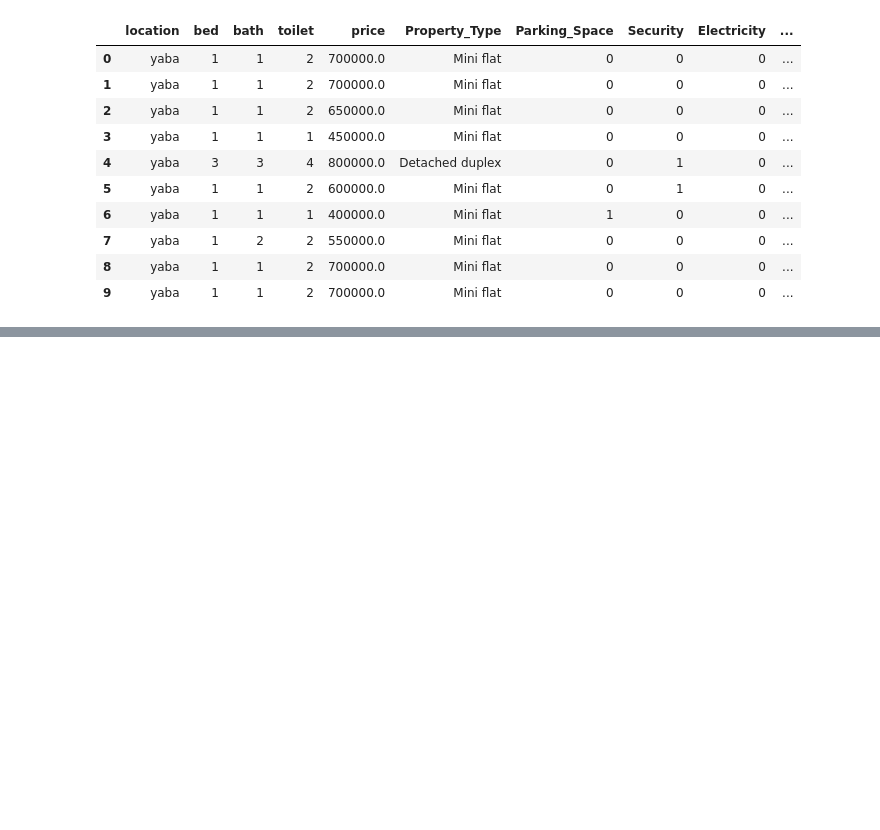
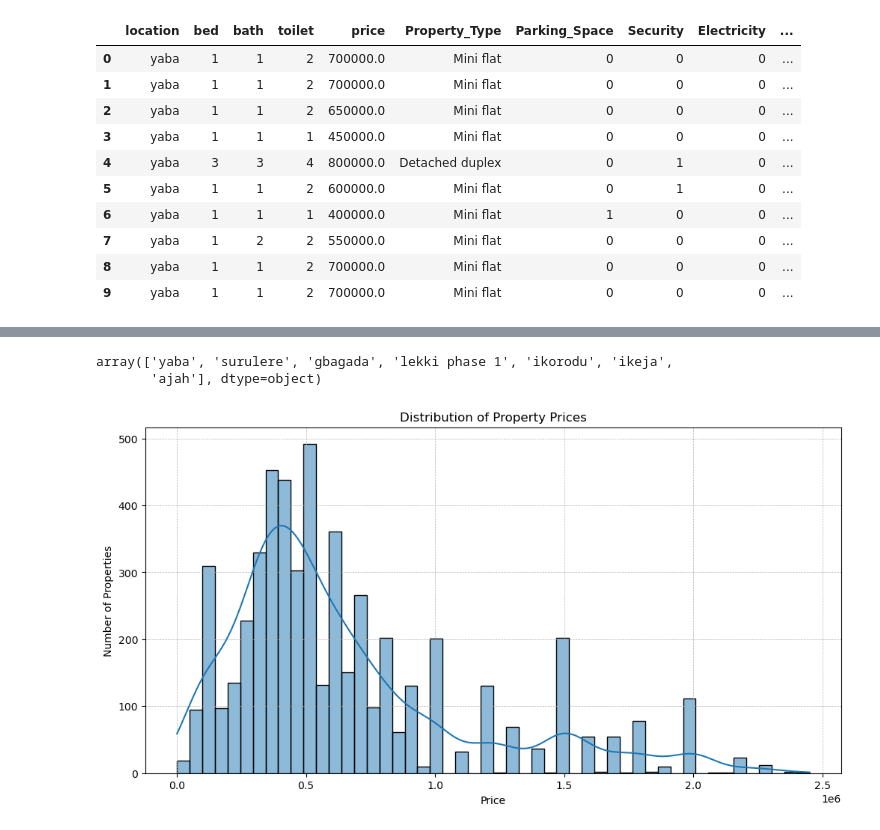
Before and after one commit to LoveRedemption/Lagos_House_prices, a Jupyter notebook: Lagos_House_prices.ipynb, the cells around one changed output, grey strips where cells are left out. Cells and saved outputs as stored; diff of their text form; code cells hidden in the pictures; blank space fills up the shorter version.

```diff
--- a/Lagos_House_prices.ipynb
+++ b/Lagos_House_prices.ipynb
@@ -23,0 +162,15 @@ df.head(10)
+# %%
+df['location'].unique()
+# %% [output]
+array(['yaba', 'surulere', 'gbagada', 'lekki phase 1', 'ikorodu', 'ikeja',
+       'ajah'], dtype=object)
+# %%
+plt.figure(figsize=(12, 6))
+sns.histplot(df['price'], bins=50, kde=True)
+plt.title('Distribution of Property Prices')
+plt.xlabel('Price')
+plt.ylabel('Number of Properties')
+plt.grid(True, which='both', linestyle='--', linewidth=0.5)
+plt.show()
+# %% [output]
+[figure, added]
```
Also changed, not shown: parts of 40 cells of this notebook, 7 other files.
